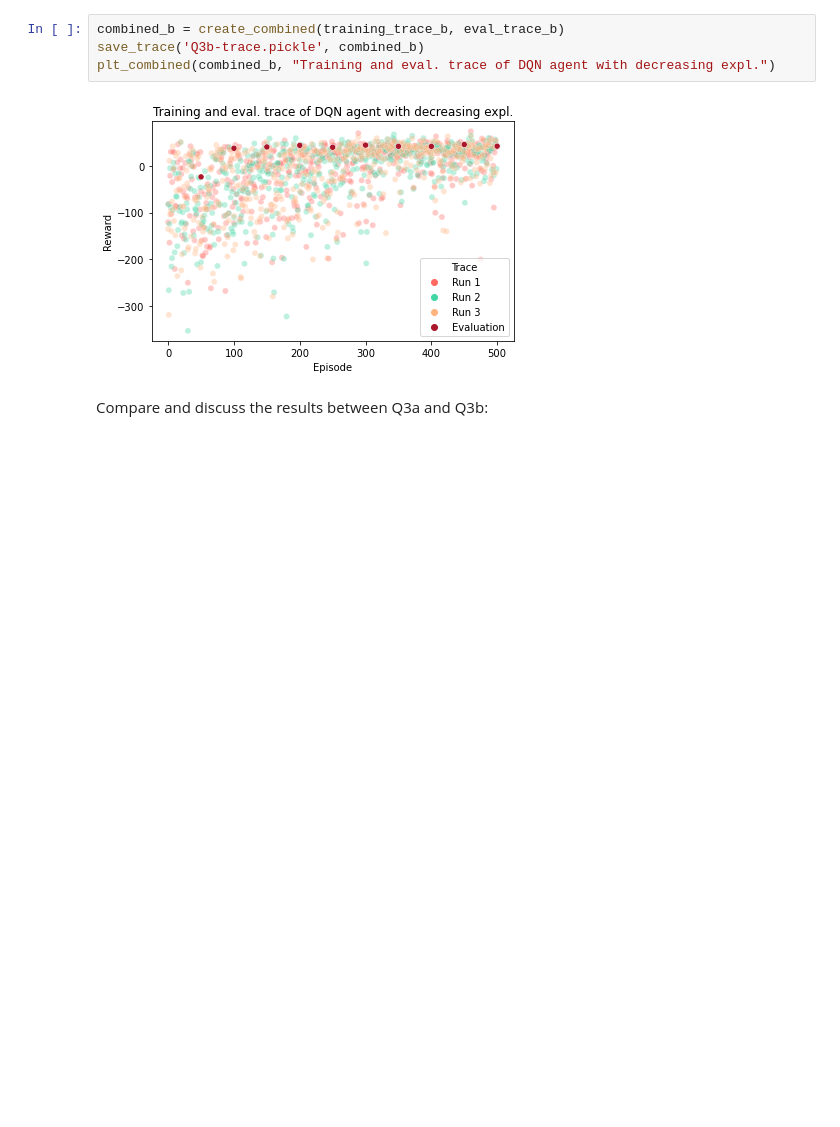
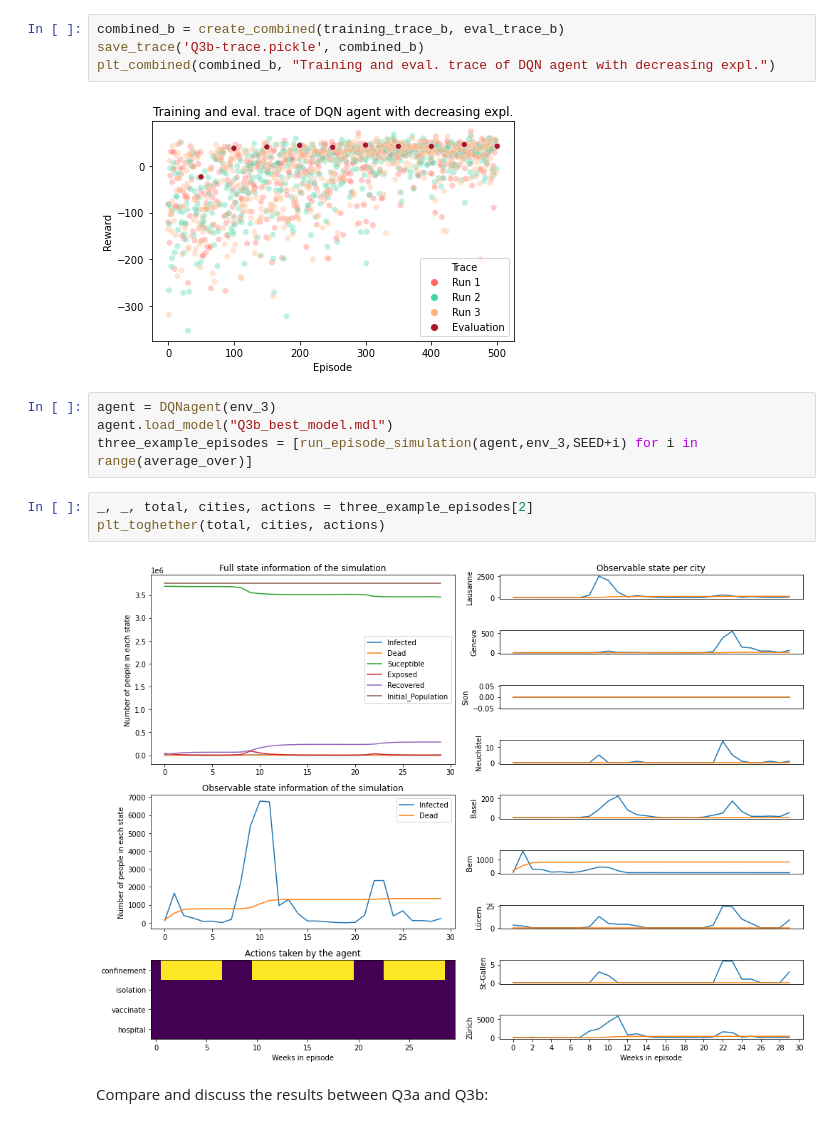
Before and after one commit to Toroto006/ANN-RL-project-DQN, a Jupyter notebook: allQuestions.ipynb, the cells around one changed output. Drawn from its saved outputs; the diff is of its cells as text; blank space fills up the shorter version.

```diff
--- a/allQuestions.ipynb
+++ b/allQuestions.ipynb
@@ -876,6 +880,15 @@ save_trace('Q3b-trace.pickle', combined_b)
 plt_combined(combined_b, "Training and eval. trace of DQN agent with decreasing expl.")
 # %% [output]
 [figure]
+# %%
+agent = DQNagent(env_3)
+agent.load_model("Q3b_best_model.mdl")
+three_example_episodes = [run_episode_simulation(agent,env_3,SEED+i) for i in range(average_over)]
+# %%
+_, _, total, cities, actions = three_example_episodes[2]
+plt_toghether(total, cities, actions)
+# %% [output]
+[figure, added]
 # %% [markdown]
 Compare and discuss the results between Q3a and Q3b:
 # %%
```
Also changed, not shown: parts of 44 cells of this notebook.
